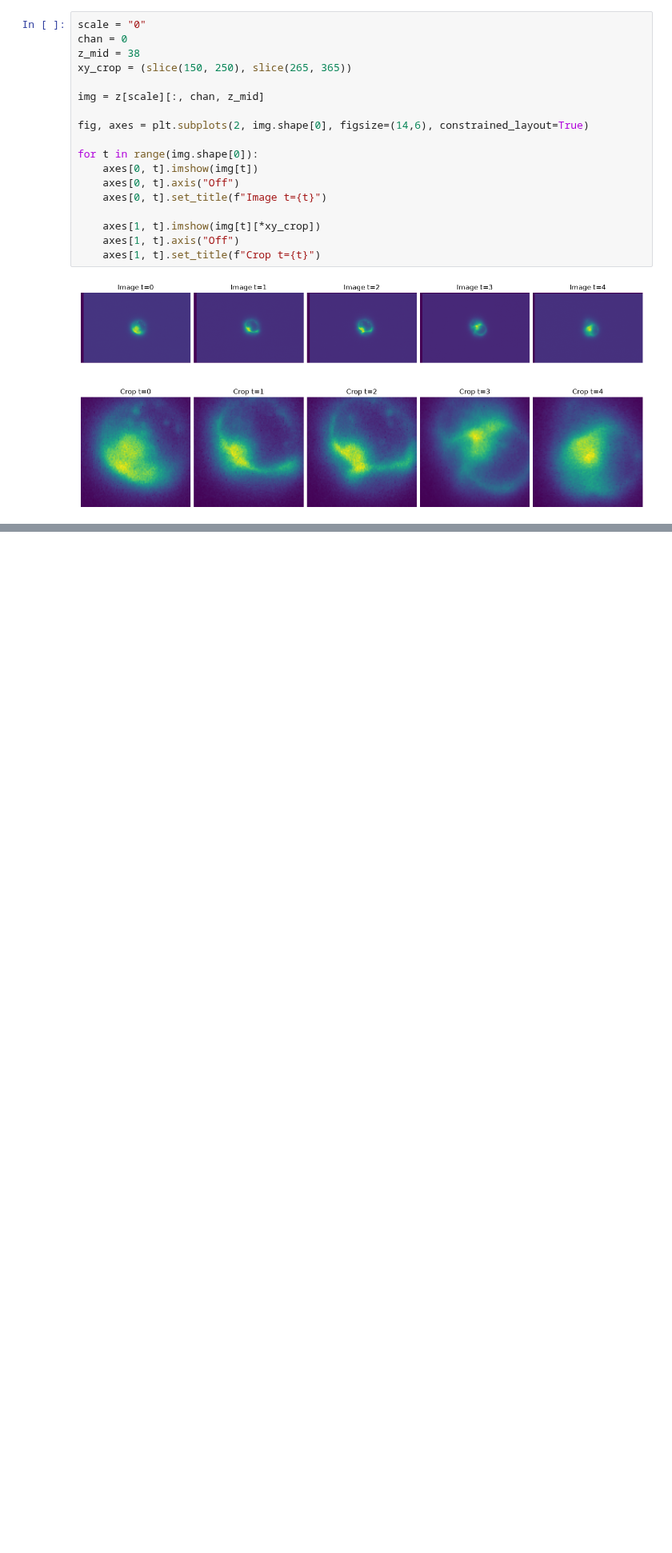
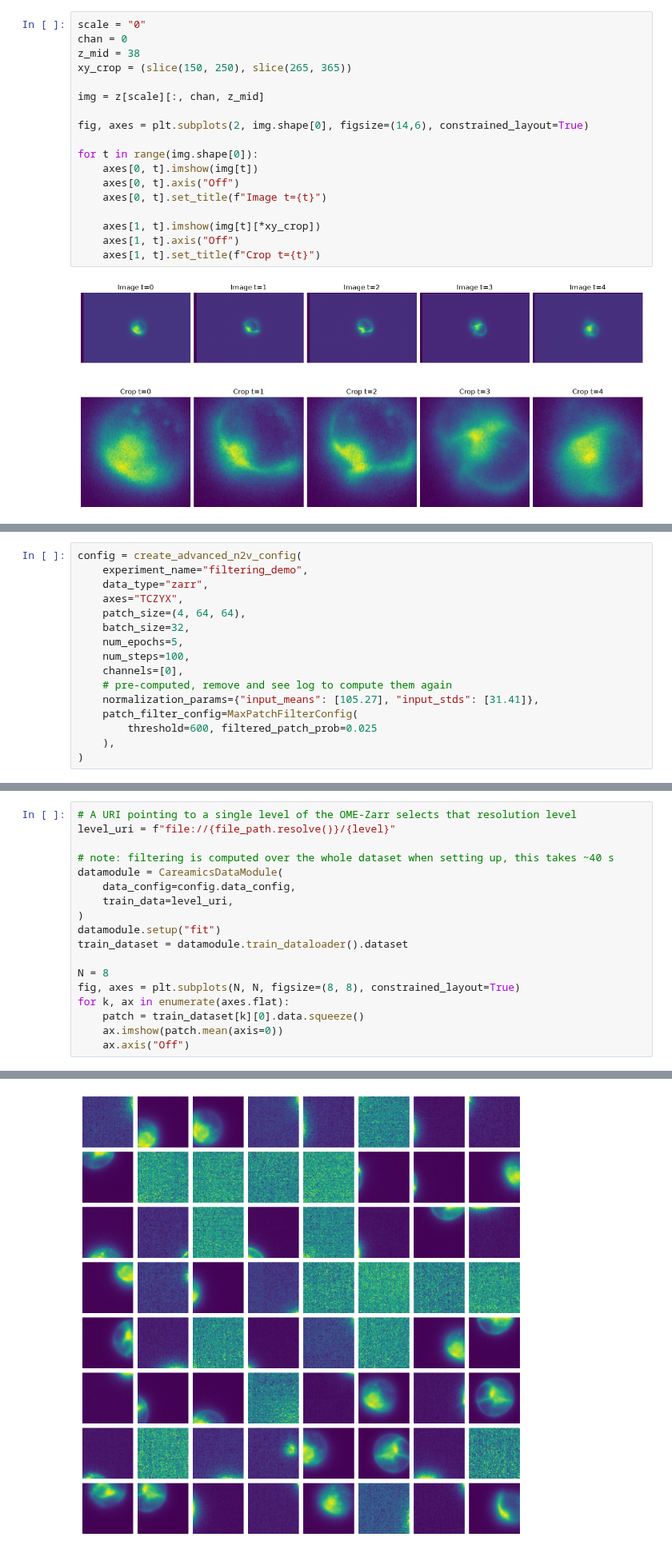
Before and after one commit to CAREamics/careamics-workshops, a Jupyter notebook: n2v_filtering_zarr/n2v_filtering_ome_zarr.ipynb, the cells around one changed output, grey strips where cells are left out. Shown at 80% size. Saved outputs shown, nothing was run; the diff lists cells and outputs as text; blank space fills up the shorter version.

```diff
--- a/n2v_filtering_zarr/n2v_filtering_ome_zarr.ipynb
+++ b/n2v_filtering_zarr/n2v_filtering_ome_zarr.ipynb
@@ -573,0 +188,16 @@ Total FLOPs: 0
+# %%
+config = create_advanced_n2v_config(
+    experiment_name="filtering_demo",
+    data_type="zarr",
+    axes="TCZYX",
+    patch_size=(4, 64, 64),
+    batch_size=32,
+    num_epochs=5,
+    num_steps=100,
+    channels=[0],
+    # pre-computed, remove and see log to compute them again
+    normalization_params={"input_means": [105.27], "input_stds": [31.41]},
+    patch_filter_config=MaxPatchFilterConfig(
+        threshold=600, filtered_patch_prob=0.025
+    ),
+)
@@ -573,0 +206,19 @@ Total FLOPs: 0
+# %%
+# A URI pointing to a single level of the OME-Zarr selects that resolution level
+level_uri = f"file://{file_path.resolve()}/{level}"
+
+# note: filtering is computed over the whole dataset when setting up, this takes ~40 s
+datamodule = CareamicsDataModule(
+    data_config=config.data_config,
+    train_data=level_uri,
+)
+datamodule.setup("fit")
+train_dataset = datamodule.train_dataloader().dataset
+
+N = 8
+fig, axes = plt.subplots(N, N, figsize=(8, 8), constrained_layout=True)
+for k, ax in enumerate(axes.flat):
+    patch = train_dataset[k][0].data.squeeze()
+    ax.imshow(patch.mean(axis=0))
+    ax.axis("Off")
+# %% [output]
@@ -573,0 +226 @@ Total FLOPs: 0
+[figure, added]
```
Also changed, not shown: parts of 47 cells of this notebook.
